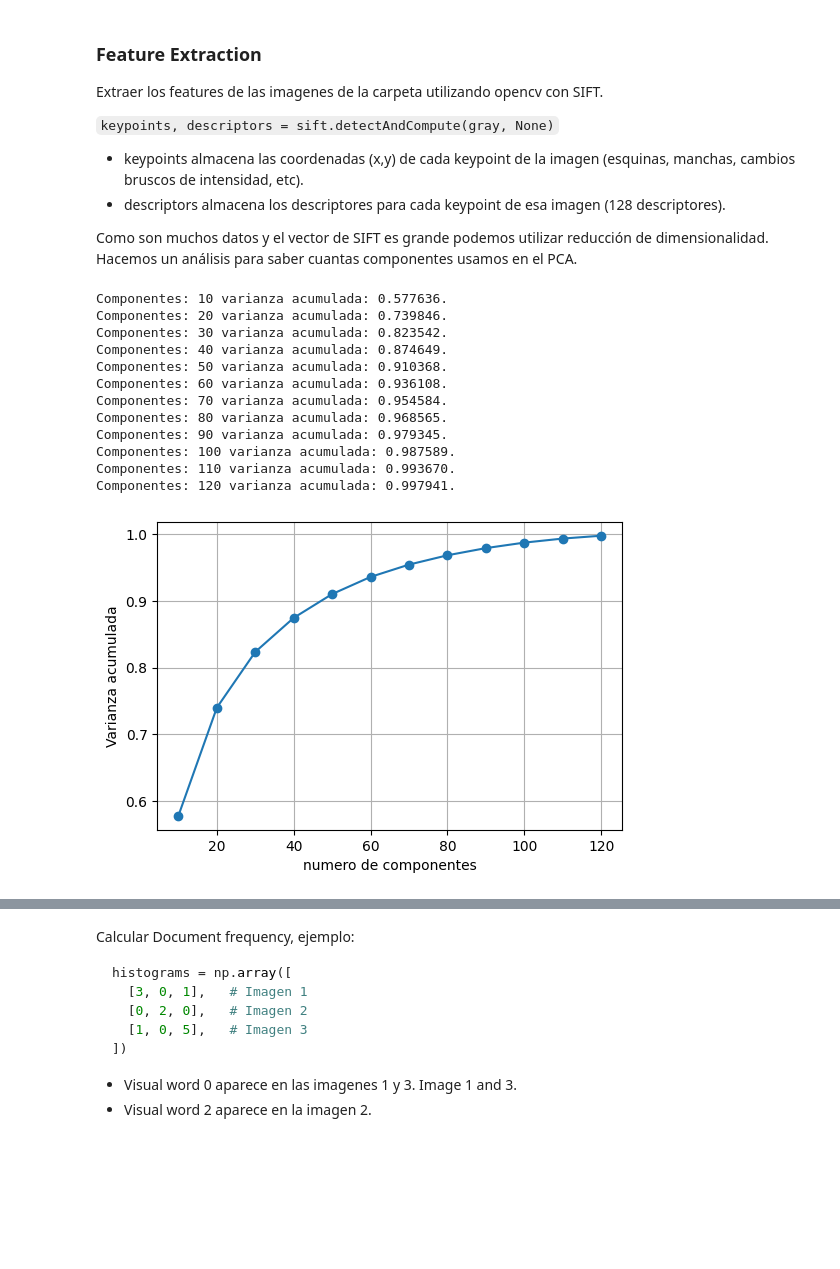
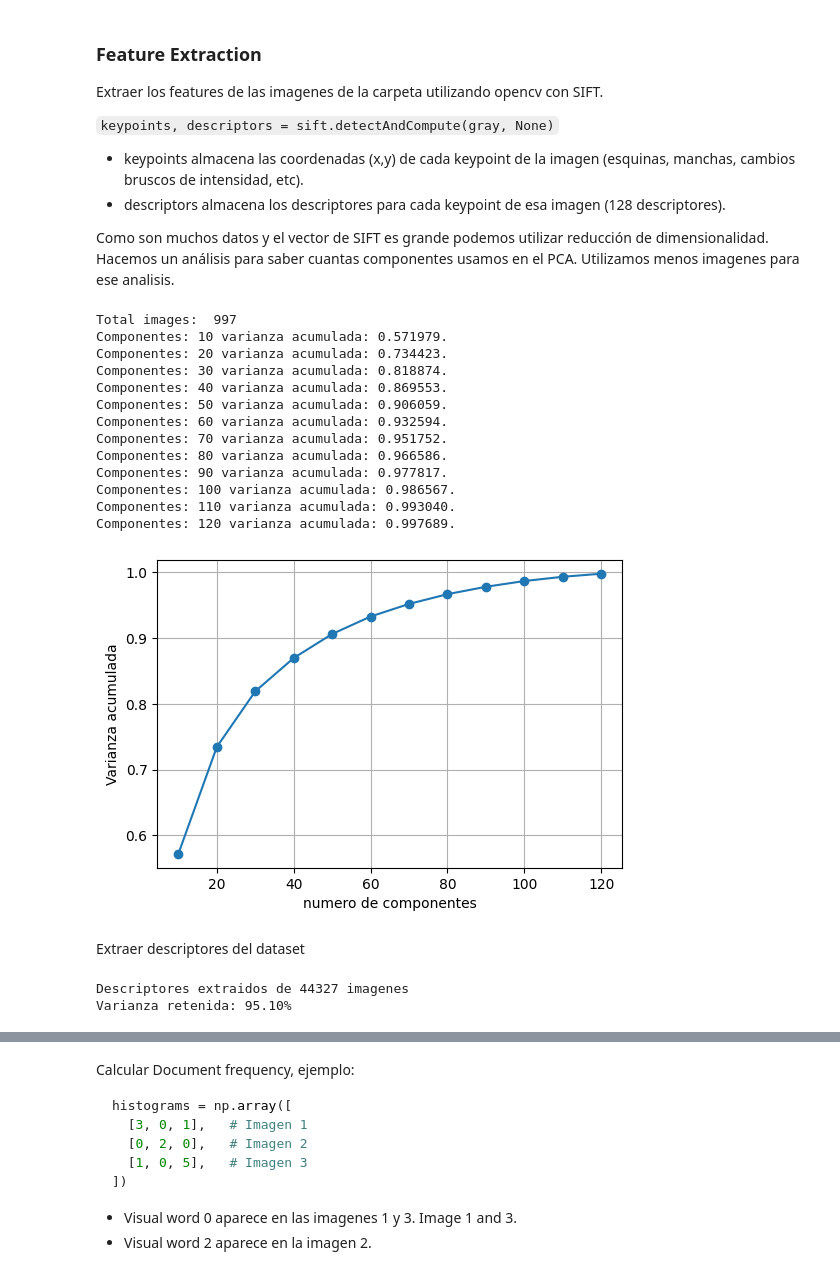
Before and after one commit to CS-DaviMagalhaes/Multimodal_Database, a Jupyter notebook: Image_descriptors/extraction.ipynb, the cells around one changed output, grey strips where cells are left out. Saved outputs shown, nothing was run; the diff lists cells and outputs as text; code cells hidden in the pictures; blank space fills up the shorter version.

```diff
--- a/Image_descriptors/extraction.ipynb
+++ b/Image_descriptors/extraction.ipynb
@@ -15,58 +14,66 @@ Extraer los features de las imagenes de la carpeta utilizando opencv con SIFT.
 - keypoints almacena las coordenadas (x,y) de cada keypoint de la imagen (esquinas, manchas, cambios bruscos de intensidad, etc).
 - descriptors almacena los descriptores para cada keypoint de esa imagen (128 descriptores).
 
-Como son muchos datos y el vector de SIFT es grande podemos utilizar reducción de dimensionalidad. Hacemos un análisis para saber cuantas componentes usamos en el PCA.
+Como son muchos datos y el vector de SIFT es grande podemos utilizar reducción de dimensionalidad. Hacemos un análisis para saber cuantas componentes usamos en el PCA. Utilizamos menos imagenes para ese analisis.
 # %%
 sift = cv2.SIFT_create()
-small_dataset_path = "../data/fashion_small_100/"
 all_descriptors = []
 
+tiny_dataset_path = "../data/fashion_small_1000/"
 #Extraer descriptores
-for filename in os.listdir(small_dataset_path):
-    file_path = os.path.join(small_dataset_path, filename)
-    if os.path.isfile(file_path):
-        img = cv2.imread(file_path)
-        if img is None:
-            continue
+image_filenames = []
+for filename in os.listdir(tiny_dataset_path):
+    if filename.lower().endswith(('.jpg', '.jpeg', '.png')):
+        full_path = os.path.join(tiny_dataset_path, filename)
+        image_filenames.append(full_path)
 
-        gray = cv2.cvtColor(img, cv2.COLOR_BGR2GRAY)
-        keypoints, descriptors = sift.detectAndCompute(gray, None)
+total = 0
+for file_path in image_filenames:
+    total += 1
+    img = cv2.imread(file_path)
+    if img is None:
+        continue
 
-        if descriptors is not None:
-            all_descriptors.append(descriptors)
+    gray = cv2.cvtColor(img, cv2.COLOR_BGR2GRAY)
+    keypoints, descriptors = sift.detectAndCompute(gray, None)
+
+    if descriptors is not None:
+        all_descriptors.append(descriptors)
 
 
+print("Total images: ", total)
 X = np.vstack(all_descriptors)  # Unir vectores en una matriz
 
 # Aplicar pca
 explained_variances = []
 components_range = range(10, 130, 10)  # 10 a 120, pasos de 10
 
 for n in components_range:
     pca = PCA(n_components=n)
     pca.fit(X)
     explained_var = np.sum(pca.explained_variance_ratio_)
     print(f"Componentes: {n} varianza acumulada: {explained_var:f}.")
     explained_variances.append(explained_var)
 
 # Graficar
 plt.figure(figsize=(6, 4))
 plt.plot(components_range, explained_variances, marker='o')
 plt.xlabel('numero de componentes')
 plt.ylabel('Varianza acumulada')
 plt.grid(True)
 plt.show()
 # %% [output]
-Componentes: 10 varianza acumulada: 0.577636.
-Componentes: 20 varianza acumulada: 0.739846.
-Componentes: 30 varianza acumulada: 0.823542.
-Componentes: 40 varianza acumulada: 0.874649.
-Componentes: 50 varianza acumulada: 0.910368.
-Componentes: 60 varianza acumulada: 0.936108.
-Componentes: 70 varianza acumulada: 0.954584.
-Componentes: 80 varianza acumulada: 0.968565.
-Componentes: 90 varianza acumulada: 0.979345.
-Componentes: 100 varianza acumulada: 0.987589.
-Componentes: 110 varianza acumulada: 0.993670.
-Componentes: 120 varianza acumulada: 0.997941.
+Total images:  997
+Componentes: 10 varianza acumulada: 0.571979.
+Componentes: 20 varianza acumulada: 0.734423.
+Componentes: 30 varianza acumulada: 0.818874.
+Componentes: 40 varianza acumulada: 0.869553.
+Componentes: 50 varianza acumulada: 0.906059.
+Componentes: 60 varianza acumulada: 0.932594.
+Componentes: 70 varianza acumulada: 0.951752.
+Componentes: 80 varianza acumulada: 0.966586.
+Componentes: 90 varianza acumulada: 0.977817.
+Componentes: 100 varianza acumulada: 0.986567.
+Componentes: 110 varianza acumulada: 0.993040.
+Componentes: 120 varianza acumulada: 0.997689.
-[figure, old version]
+[figure, new version]
@@ -121,0 +80,2 @@ for descriptors in reduced_descriptors:
+# %% [markdown]
+Extraer descriptores del dataset
@@ -121,0 +118,19 @@ for descriptors in reduced_descriptors:
+# %%
+pca_model_path = "../Image_descriptors/pca_model.pkl"
+descriptors_pca_path = "../Image_descriptors/descriptors_pca.npz"
+
+if os.path.exists(pca_model_path) and os.path.exists(descriptors_pca_path):
+    # Cargar descriptores y pca desde los archivos
+    pca = joblib.load(pca_model_path)
+    reduced_descriptors = np.load("descriptors_pca.npz", allow_pickle=True)
+    print(f"{len(reduced_descriptors)} descriptores cargados")
+else:
+    # Generar descriptores por primera vez
+    reduced_descriptors = generate_descriptors(dataset_path, 70) # 70 componentes de acuerdo al analisis
+    np.savez_compressed("descriptors_pca.npz", **reduced_descriptors) # Guardar descriptores del pca
+    joblib.dump(pca, "pca_model.pkl") # Guardar modelo pca
+
+print(f"Varianza retenida: {pca.explained_variance_ratio_.sum():.2%}")
+# %% [output]
+Descriptores extraidos de 44327 imagenes
+Varianza retenida: 95.10%
```
Also changed, not shown: parts of 10 cells of this notebook.
